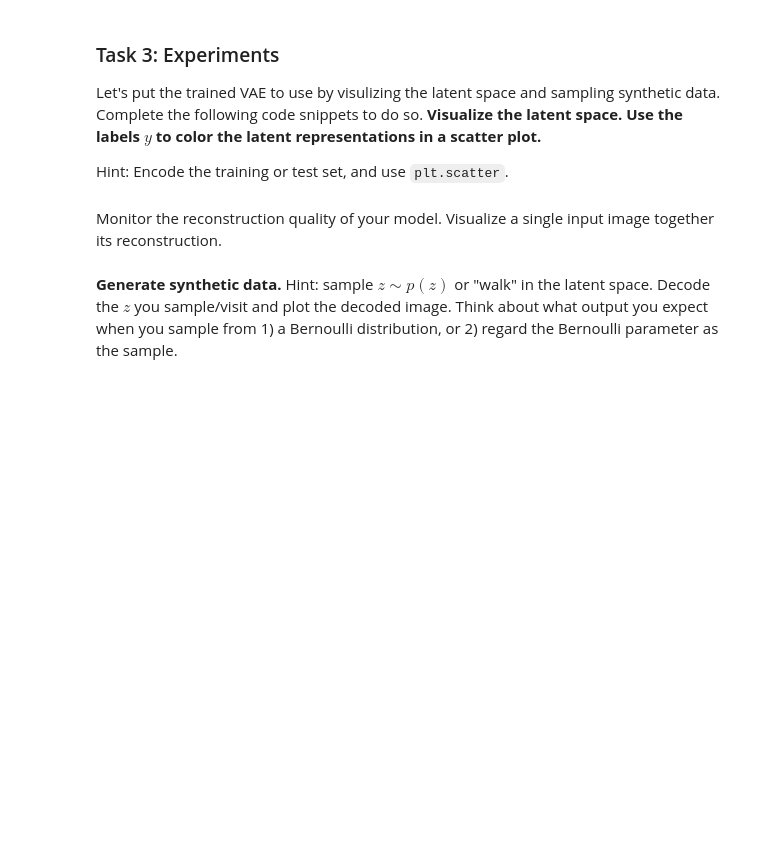
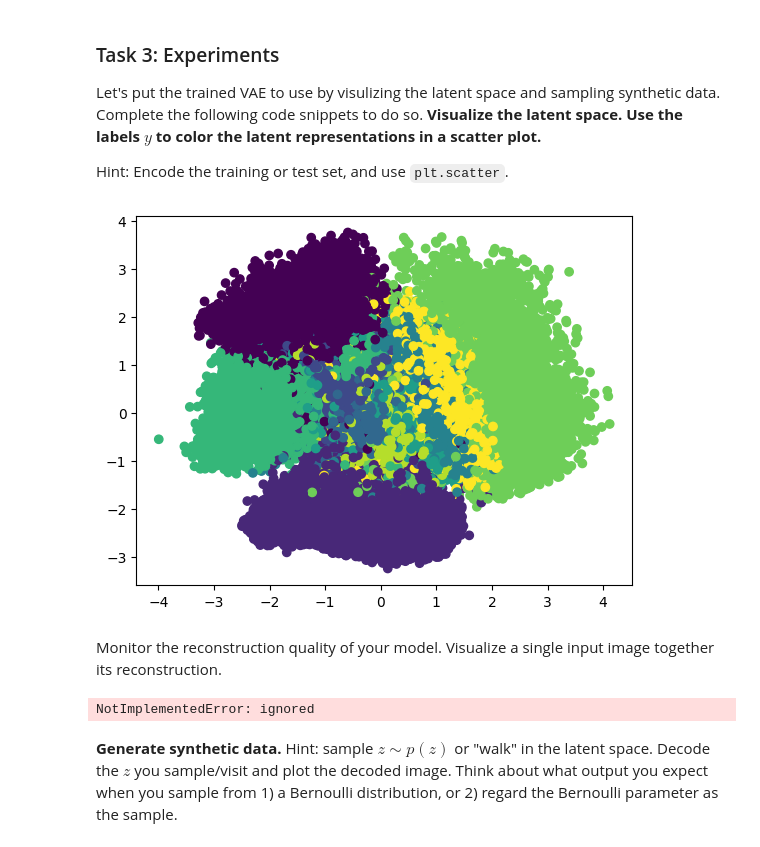
Before and after one commit to Arty-Facts/wasp_dl_2023, a Jupyter notebook: module3/DGM_Exercise_1_VAE.ipynb, the cells around one changed output. Cells and saved outputs as stored; diff of their text form; code cells hidden in the pictures; blank space fills up the shorter version.

```diff
--- a/module3/DGM_Exercise_1_VAE.ipynb
+++ b/module3/DGM_Exercise_1_VAE.ipynb
@@ -238,6 +233,9 @@ and, following [1], let $L=1$.
 Finally, package `tfp.distributions` could be used to calculate the (log) probability of different distributions. For instance, we could use `tfp.distributions.Bernoulli` to compute the likelihood of the pixels.
 
 Note also that in [Diederik P. Kingma and Max Welling](https://arxiv.org/abs/1312.6114), Appendix B, there is a closed form solution to some part of the loss.
+# %%
+tfd = tfp.distributions
+dist_priorz = tfd.MultivariateNormalDiag(loc=[0., 0.], scale_diag=[1., 1.])
 # %%
 @jit
 def get_elbo(params, x, rng):
@@ -252,8 +250,23 @@ def get_elbo(params, x, rng):
 
     (mu,sigma), z, reconstruction = forward(params, x, rng)
 
-    raise NotImplementedError("Task: Implement!")
-    elbo = NotImplemented
+    dist_reconstruction = tfd.Bernoulli(probs=reconstruction)
+    dist_qzx = tfd.MultivariateNormalDiag(loc=mu, scale_diag=sigma)
+
+    pxz = dist_reconstruction.log_prob(x)
+    pz = dist_priorz.log_prob(z)
+    qzx = dist_qzx.log_prob(z)
+
+    #import pdb
+    #pdb.set_trace()
+
+    elbo = pxz.sum(1) + pz - qzx
+
+
+    elbo = elbo.mean(0)
+
+    #raise NotImplementedError("Task: Implement!")
+    #elbo = NotImplemented
 
     return -elbo
 # %% [markdown]
@@ -282,7 +295,7 @@ def evaluate(opt_state, x, test_rng):
 # %% [markdown]
 **Plot the NLL vs. epochs curves (train and test) and see that they're decaying.**
 # %%
-n_epochs = 20
+n_epochs = 13
 test_key = random.PRNGKey(10)
 for epoch in range(n_epochs):
     print("Epoch: ", epoch)
@@ -298,19 +363,34 @@ Let's put the trained VAE to use by visulizing the latent space and sampling syn
 
 Hint: Encode the training or test set, and use `plt.scatter`.
 # %%
+import matplotlib.colors as mcolor
 # visualize the latent space
 def show_latent_space():
     """
     ==============================
     TODO: Implementation required.
     ==============================
     1. Visualize the latent space of the trained VAE.
     """
 
     encoder_params = get_params(opt_state)[0]
 
-  raise NotImplementedError("Task: Implement!")
+    mus = []
+    labels_list = []
+
+    colormap = plt.cm.get_cmap('viridis', 10)
+
+    for i, (x, y) in enumerate(tqdm(training_generator)):
+        x = jax.device_put(x)
+        mu, sigma = encode(encoder_params, inputs=x)
+        mus.extend(list(mu))
+        labels_list.extend(list(y))
+        plt.scatter(mu[:, 0], mu[:, 1], c=y, cmap=colormap)
+
+  #raise NotImplementedError("Task: Implement!")
 show_latent_space()
+# %% [output]
+[figure, added]
 # %% [markdown]
 Monitor the reconstruction quality of your model. Visualize a single input image together its reconstruction.
 # %%
@@ -325,9 +405,14 @@ def reconstruct_an_image():
     params = get_params(opt_state)
     # call the forwad function and use its output to reconstruct the image
 
+    (mu,sigma), z, reconstruction = forward(params, x, key)
+
+
     raise NotImplementedError("Task: Implement!")
 
 reconstruct_an_image()
+# %% [output]
+NotImplementedError: ignored
 # %% [markdown]
 **Generate synthetic data.** Hint: sample $z\sim p(z)$ or "walk" in the latent space. Decode the $z$ you sample/visit and plot the decoded image. Think about what output you expect when you sample from 1) a Bernoulli distribution, or 2) regard the Bernoulli parameter as the sample.
 # %%
```
Also changed, not shown: parts of 4 cells of this notebook.
